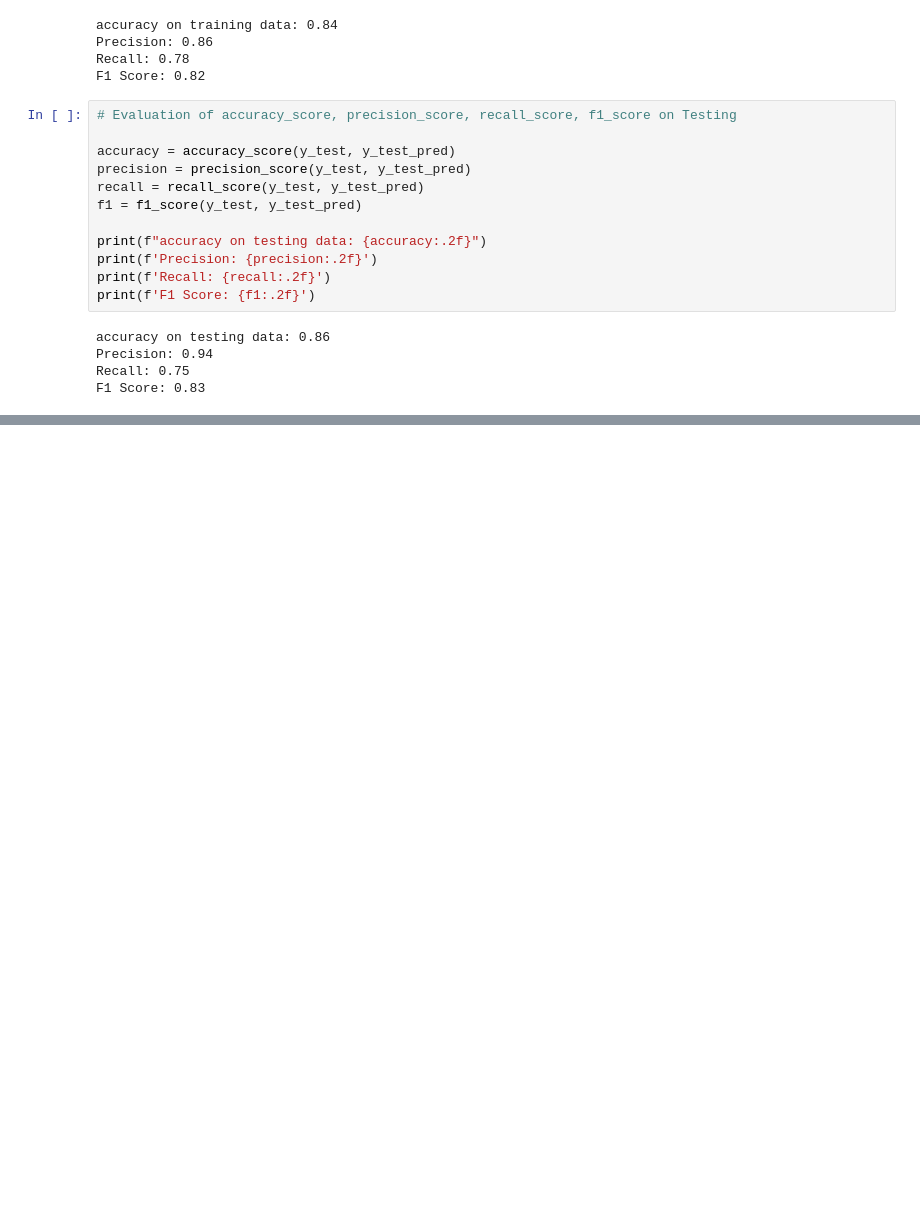
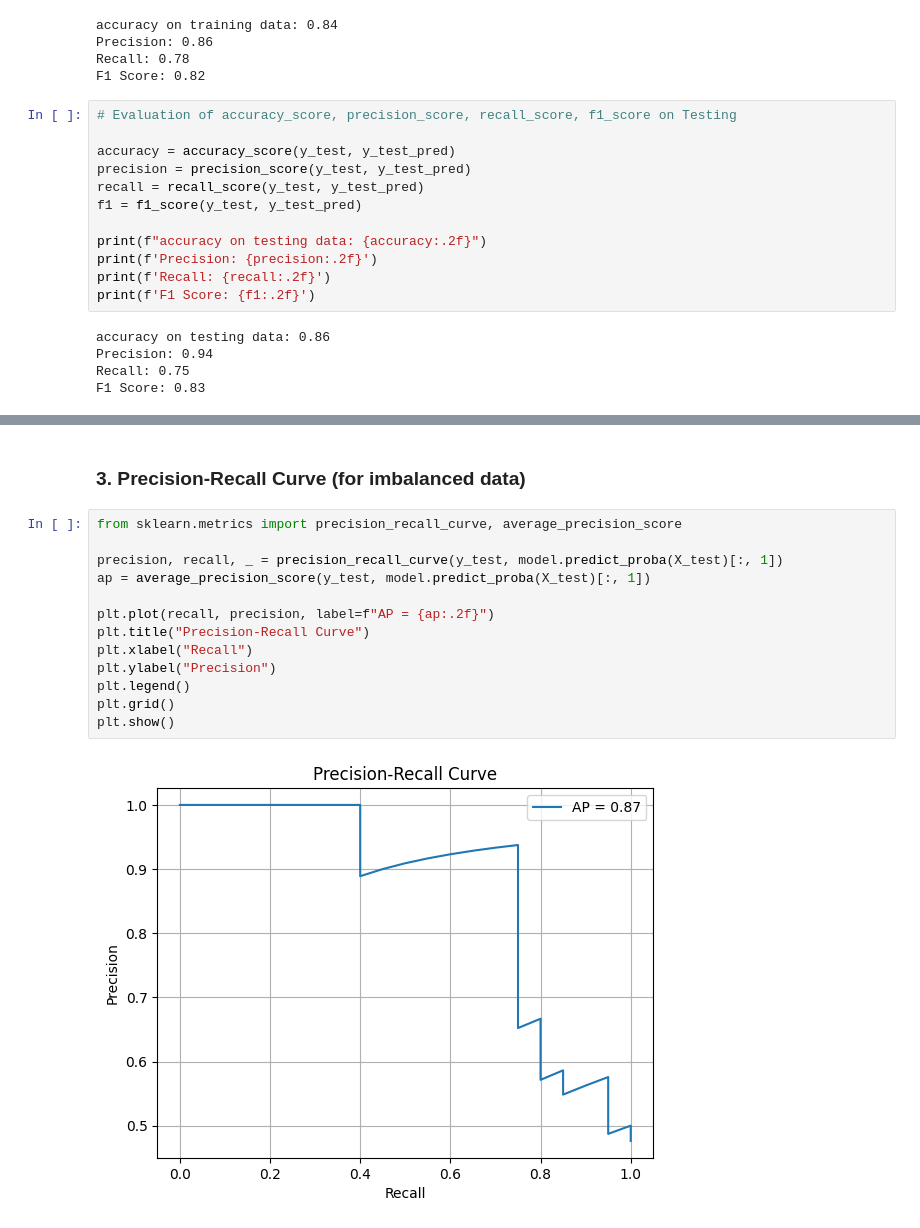
Before and after one commit to bainash10/Logistic-Regression-Sonar-Rock-vs-Mine-Prediction, a Jupyter notebook: main.ipynb, the cells around one changed output, grey strips where cells are left out. Drawn from its saved outputs; the diff is of its cells as text; blank space fills up the shorter version.

```diff
--- a/main.ipynb
+++ b/main.ipynb
@@ -405,0 +463,17 @@ F1 Score: 0.83
+# %% [markdown]
+### 3. Precision-Recall Curve (for imbalanced data)
+# %%
+from sklearn.metrics import precision_recall_curve, average_precision_score
+
+precision, recall, _ = precision_recall_curve(y_test, model.predict_proba(X_test)[:, 1])
+ap = average_precision_score(y_test, model.predict_proba(X_test)[:, 1])
+
+plt.plot(recall, precision, label=f"AP = {ap:.2f}")
+plt.title("Precision-Recall Curve")
+plt.xlabel("Recall")
+plt.ylabel("Precision")
+plt.legend()
+plt.grid()
+plt.show()
+# %% [output]
+[figure, added]
```
Also changed, not shown: parts of 10 cells of this notebook.
